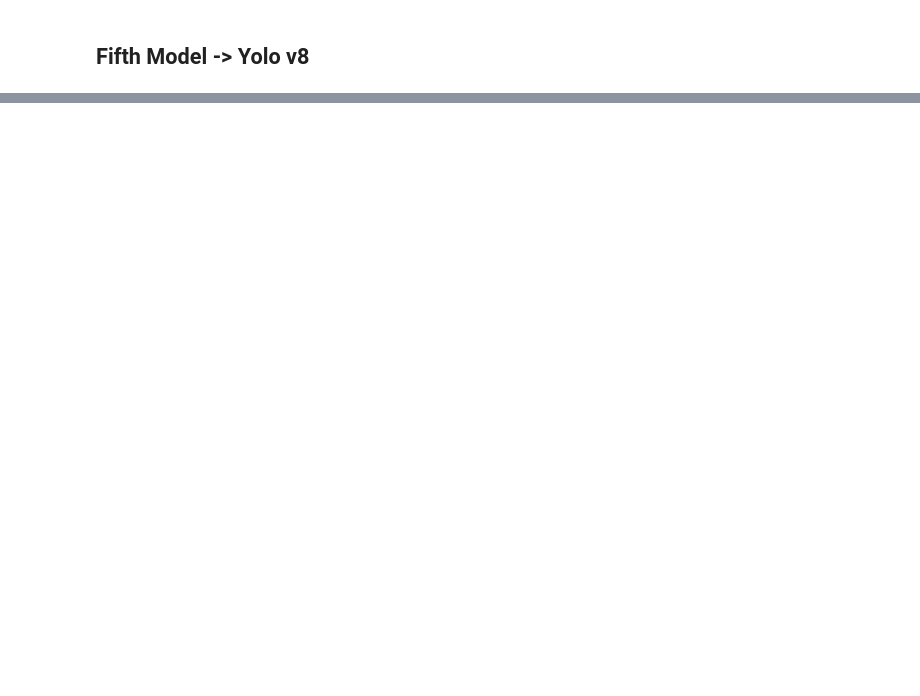
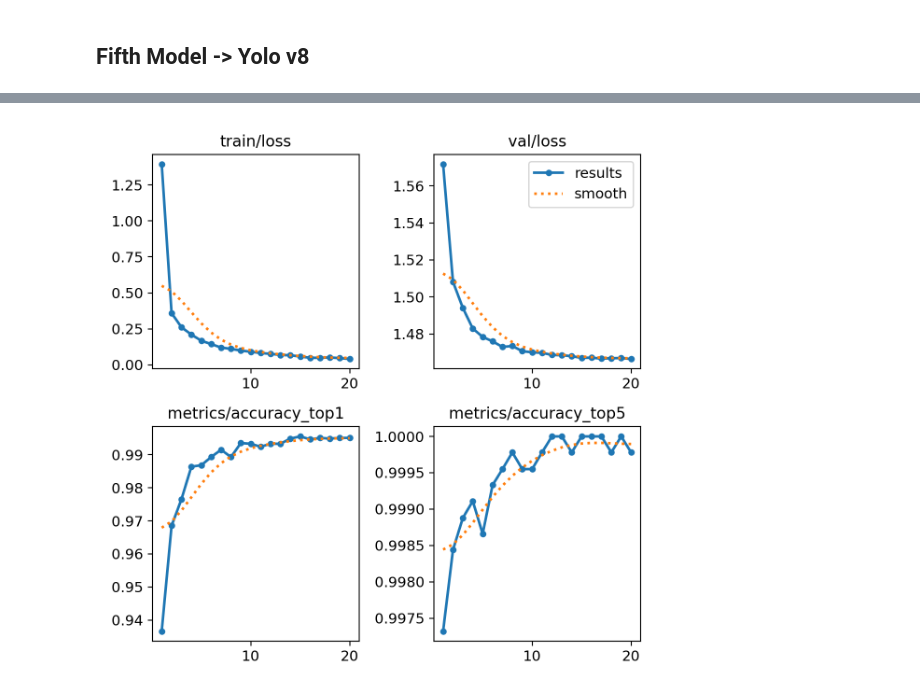
Before and after one commit to djmk/Data-Science-Machine-Learning-Projects, a Jupyter notebook: State_Farm_Distracted_Driver_Detection/State Farm Distracted Driver Detection.ipynb, the cells around one changed output, grey strips where cells are left out. Cells and saved outputs as stored; diff of their text form; code cells hidden in the pictures; blank space fills up the shorter version.

```diff
--- a/State_Farm_Distracted_Driver_Detection/State Farm Distracted Driver Detection.ipynb
+++ b/State_Farm_Distracted_Driver_Detection/State Farm Distracted Driver Detection.ipynb
@@ -771,0 +709,4 @@ Accuracy based on our VOLO V8 Model :- 99.40%
+# %%
+Image("./runs/classify/train3/results.png")
+# %% [output]
+[figure, added]
```
Also changed, not shown: parts of 77 cells of this notebook.
